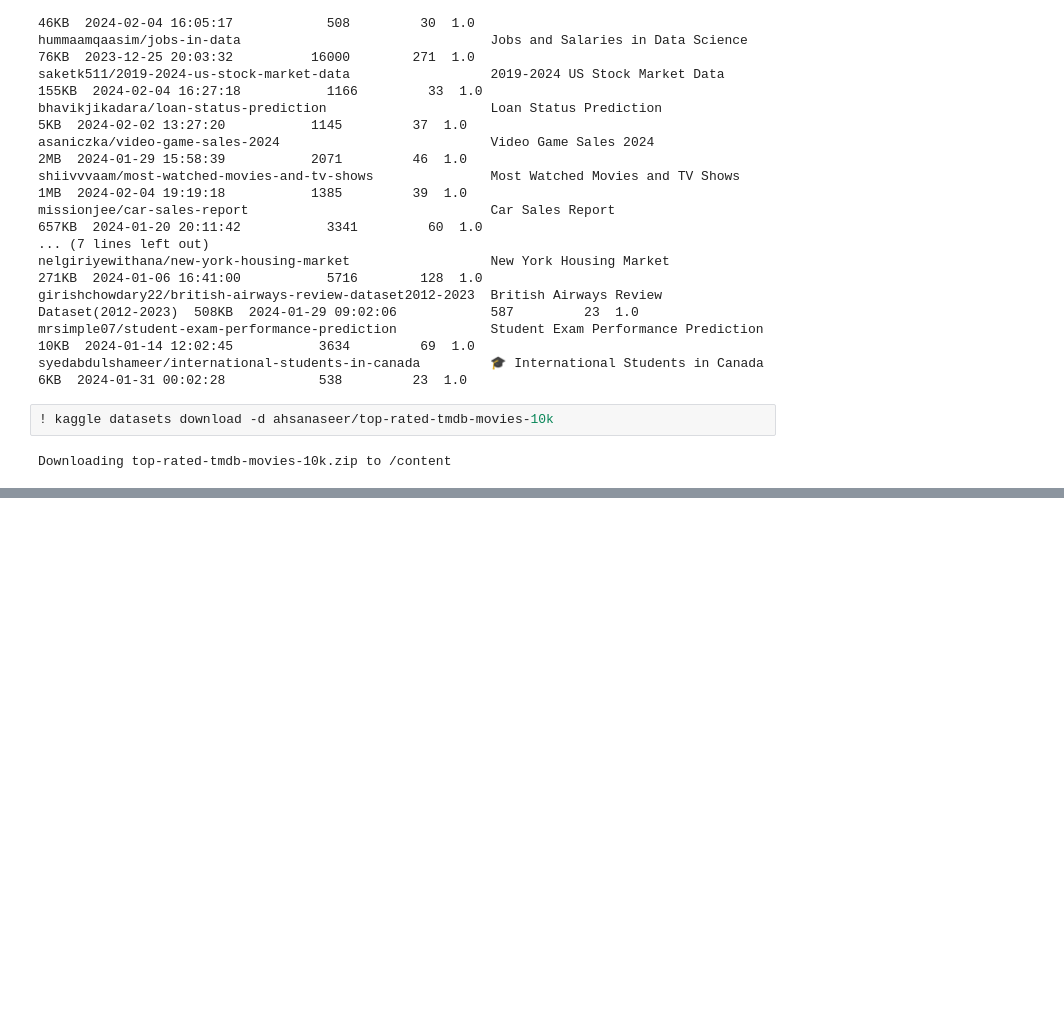
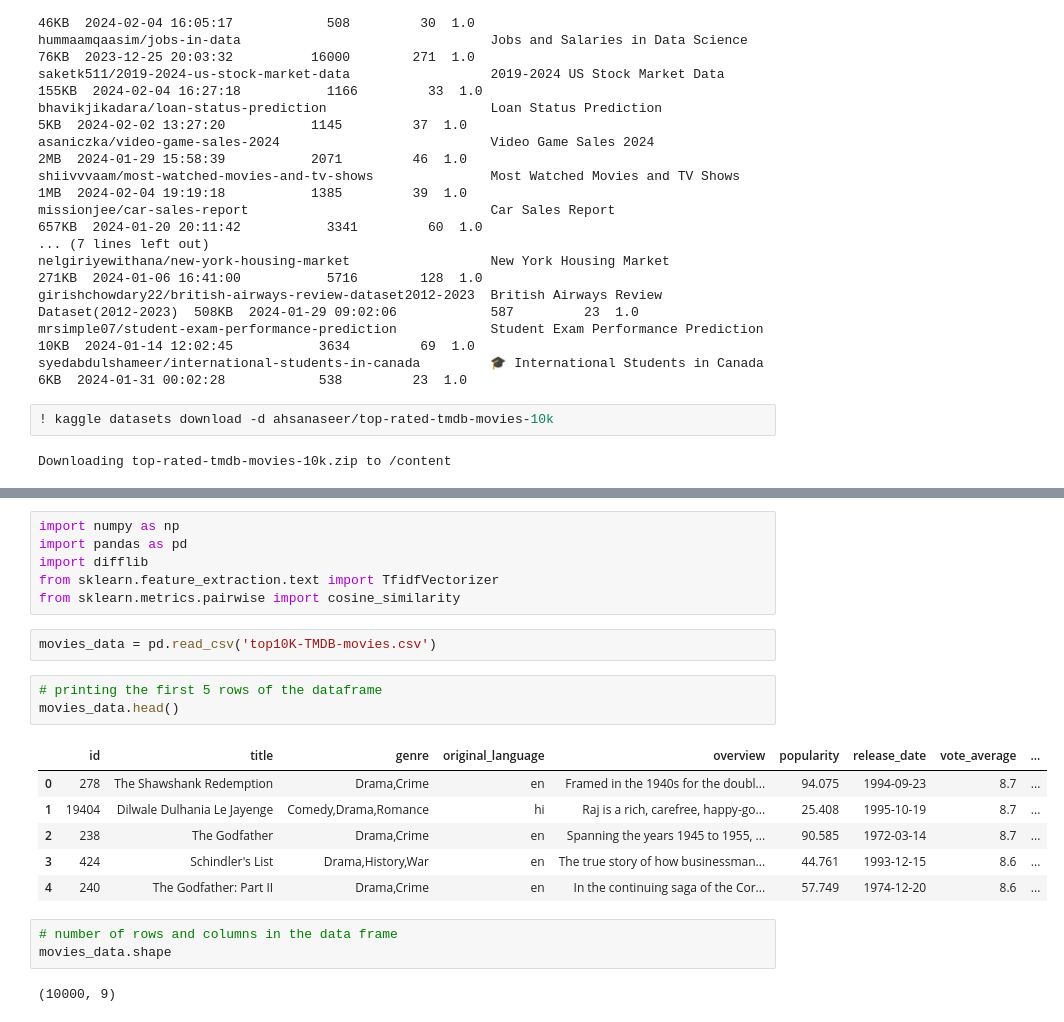
Before and after one commit to Rupa-suresh/Movie_recommendation_system, a Jupyter notebook: movierecommendation.ipynb, the cells around one changed output, grey strips where cells are left out. Cells and saved outputs as stored; diff of their text form; blank space fills up the shorter version.

```diff
--- a/movierecommendation.ipynb
+++ b/movierecommendation.ipynb
@@ -44,0 +45,23 @@ replace top10K-TMDB-movies.csv? [y]es, [n]o, [A]ll, [N]one, [r]ename:
+# %%
+import numpy as np
+import pandas as pd
+import difflib
+from sklearn.feature_extraction.text import TfidfVectorizer
+from sklearn.metrics.pairwise import cosine_similarity
+# %%
+movies_data = pd.read_csv('top10K-TMDB-movies.csv')
+# %%
+# printing the first 5 rows of the dataframe
+movies_data.head()
+# %% [output]
+|  | id | title | genre | original_language | overview | popularity | release_date | vote_average | ... |
+| 0 | 278 | The Shawshank Redemption | Drama,Crime | en | Framed in the 1940s for the doubl... | 94.075 | 1994-09-23 | 8.7 | ... |
+| 1 | 19404 | Dilwale Dulhania Le Jayenge | Comedy,Drama,Romance | hi | Raj is a rich, carefree, happy-go... | 25.408 | 1995-10-19 | 8.7 | ... |
+| 2 | 238 | The Godfather | Drama,Crime | en | Spanning the years 1945 to 1955, ... | 90.585 | 1972-03-14 | 8.7 | ... |
+| 3 | 424 | Schindler's List | Drama,History,War | en | The true story of how businessman... | 44.761 | 1993-12-15 | 8.6 | ... |
+| 4 | 240 | The Godfather: Part II | Drama,Crime | en | In the continuing saga of the Cor... | 57.749 | 1974-12-20 | 8.6 | ... |
+# %%
+# number of rows and columns in the data frame
+movies_data.shape
+# %% [output]
+(10000, 9)
```
Also changed, not shown: parts of 8 cells of this notebook.
